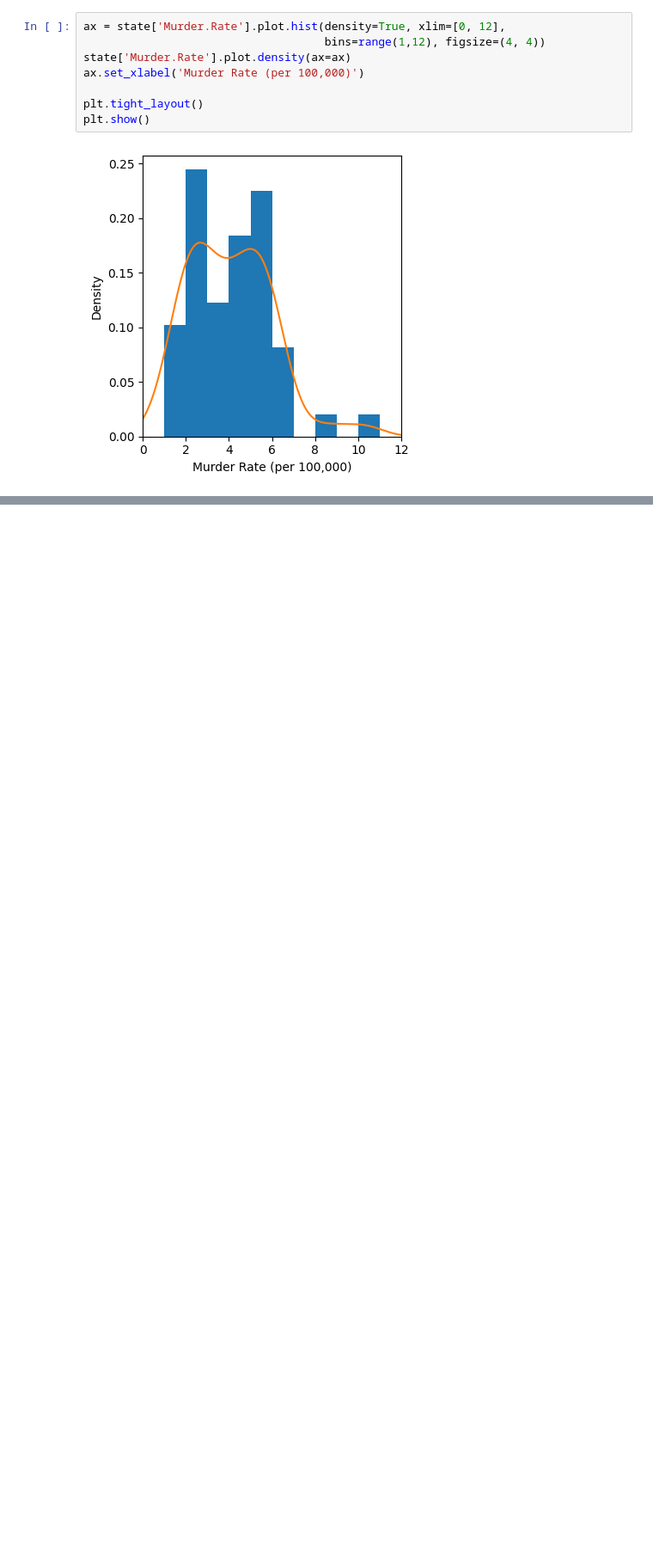
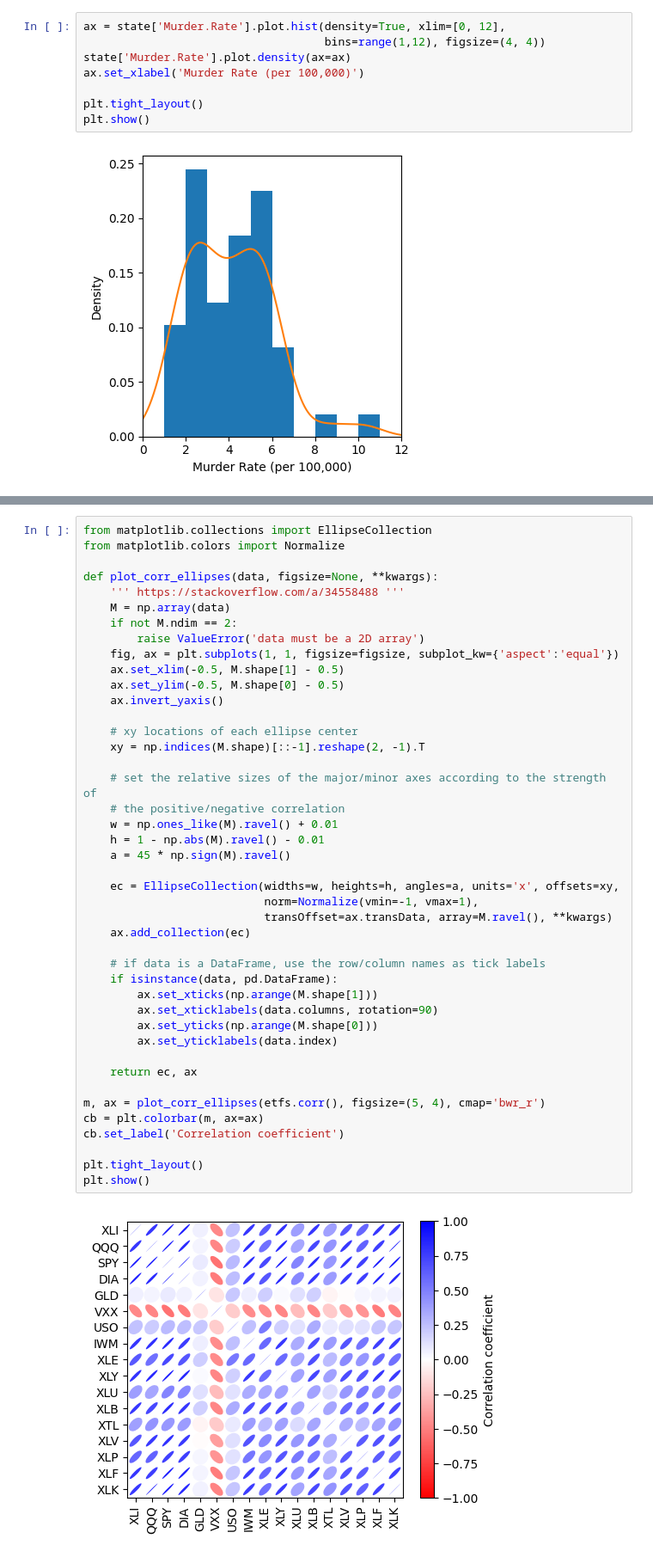
Before and after one commit to majidgolbaz/Practical-Statistics, a Jupyter notebook: src/EDA/Murder-Rate.ipynb, the cells around one changed output, grey strips where cells are left out. Shown at 86% size. Saved outputs shown, nothing was run; the diff lists cells and outputs as text; blank space fills up the shorter version.

```diff
--- a/src/EDA/Murder-Rate.ipynb
+++ b/src/EDA/Murder-Rate.ipynb
@@ -211,0 +303,45 @@ plt.show()
+# %%
+from matplotlib.collections import EllipseCollection
+from matplotlib.colors import Normalize
+
+def plot_corr_ellipses(data, figsize=None, **kwargs):
+    ''' https://stackoverflow.com/a/34558488 '''
+    M = np.array(data)
+    if not M.ndim == 2:
+        raise ValueError('data must be a 2D array')
+    fig, ax = plt.subplots(1, 1, figsize=figsize, subplot_kw={'aspect':'equal'})
+    ax.set_xlim(-0.5, M.shape[1] - 0.5)
+    ax.set_ylim(-0.5, M.shape[0] - 0.5)
+    ax.invert_yaxis()
+
+    # xy locations of each ellipse center
+    xy = np.indices(M.shape)[::-1].reshape(2, -1).T
+
+    # set the relative sizes of the major/minor axes according to the strength of
+    # the positive/negative correlation
+    w = np.ones_like(M).ravel() + 0.01
+    h = 1 - np.abs(M).ravel() - 0.01
+    a = 45 * np.sign(M).ravel()
+
+    ec = EllipseCollection(widths=w, heights=h, angles=a, units='x', offsets=xy,
+                           norm=Normalize(vmin=-1, vmax=1),
+                           transOffset=ax.transData, array=M.ravel(), **kwargs)
+    ax.add_collection(ec)
+
+    # if data is a DataFrame, use the row/column names as tick labels
+    if isinstance(data, pd.DataFrame):
+        ax.set_xticks(np.arange(M.shape[1]))
+        ax.set_xticklabels(data.columns, rotation=90)
+        ax.set_yticks(np.arange(M.shape[0]))
+        ax.set_yticklabels(data.index)
+
+    return ec, ax
+
+m, ax = plot_corr_ellipses(etfs.corr(), figsize=(5, 4), cmap='bwr_r')
+cb = plt.colorbar(m, ax=ax)
+cb.set_label('Correlation coefficient')
+
+plt.tight_layout()
+plt.show()
+# %% [output]
+[figure, added]
```
Also changed, not shown: parts of 32 cells of this notebook, 1 other file.
